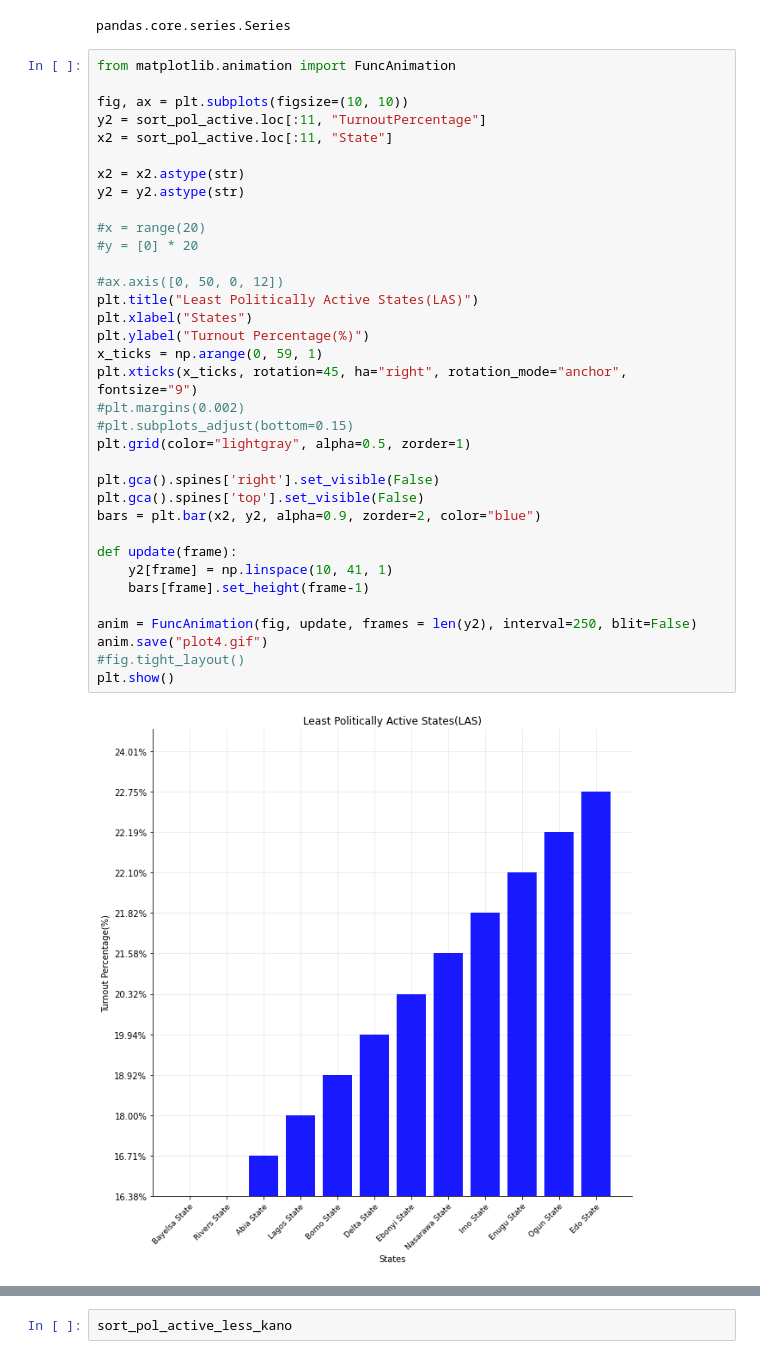
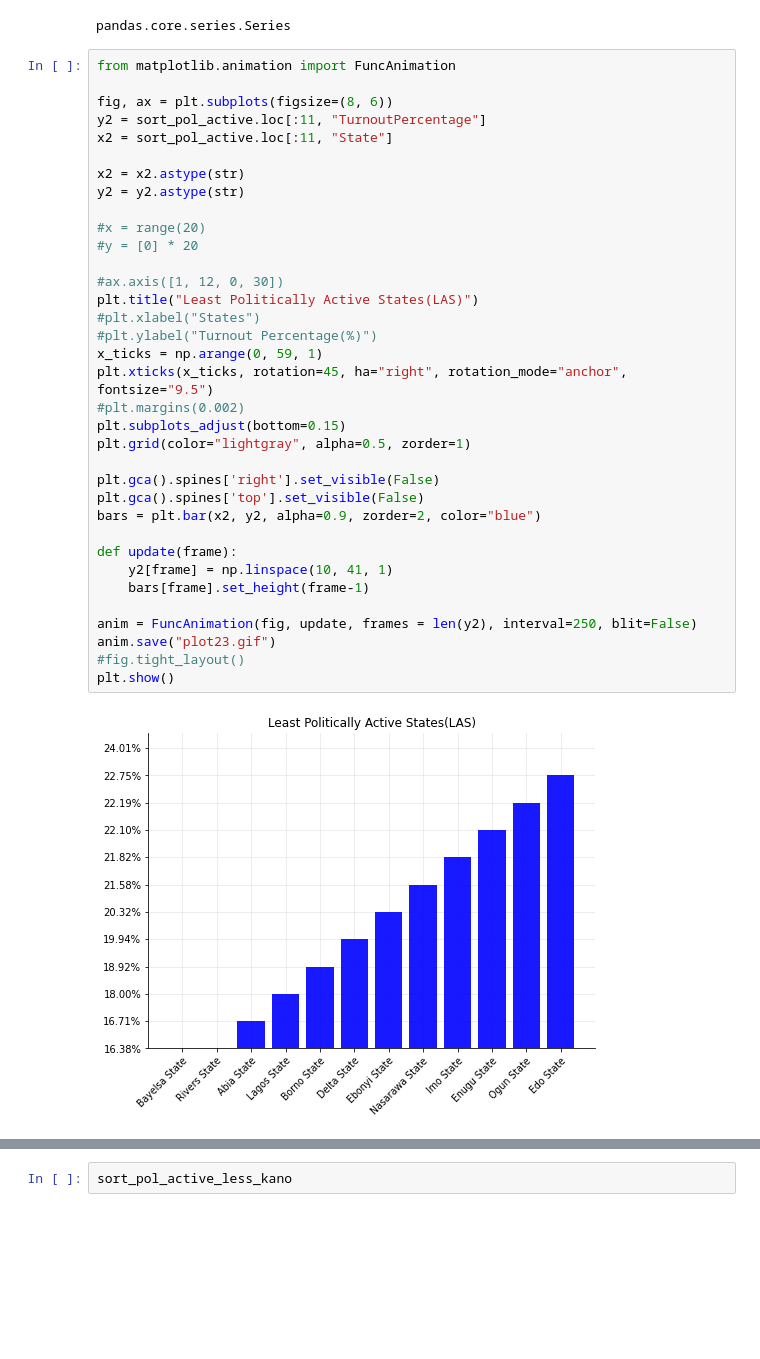
Before and after one commit to laresamdeola/Nigeria-2023-Presidential-Elections-Data-Analysis, a Jupyter notebook: Nigeria_2023_Presidential_Elections_Data_Analysis.ipynb, the cells around one changed output, grey strips where cells are left out. Cells and saved outputs as stored; diff of their text form; blank space fills up the shorter version.

```diff
--- a/Nigeria_2023_Presidential_Elections_Data_Analysis.ipynb
+++ b/Nigeria_2023_Presidential_Elections_Data_Analysis.ipynb
@@ -315,37 +315,37 @@ pandas.core.series.Series
 # %%
 from matplotlib.animation import FuncAnimation
 
-fig, ax = plt.subplots(figsize=(10, 10))
+fig, ax = plt.subplots(figsize=(8, 6))
 y2 = sort_pol_active.loc[:11, "TurnoutPercentage"]
 x2 = sort_pol_active.loc[:11, "State"]
 
 x2 = x2.astype(str)
 y2 = y2.astype(str)
 
 #x = range(20)
 #y = [0] * 20
 
-#ax.axis([0, 50, 0, 12])
+#ax.axis([1, 12, 0, 30])
 plt.title("Least Politically Active States(LAS)")
-plt.xlabel("States")
-plt.ylabel("Turnout Percentage(%)")
+#plt.xlabel("States")
+#plt.ylabel("Turnout Percentage(%)")
 x_ticks = np.arange(0, 59, 1)
-plt.xticks(x_ticks, rotation=45, ha="right", rotation_mode="anchor", fontsize="9")
+plt.xticks(x_ticks, rotation=45, ha="right", rotation_mode="anchor", fontsize="9.5")
 #plt.margins(0.002)
-#plt.subplots_adjust(bottom=0.15)
+plt.subplots_adjust(bottom=0.15)
 plt.grid(color="lightgray", alpha=0.5, zorder=1)
 
 plt.gca().spines['right'].set_visible(False)
 plt.gca().spines['top'].set_visible(False)
 bars = plt.bar(x2, y2, alpha=0.9, zorder=2, color="blue")
 
 def update(frame):
     y2[frame] = np.linspace(10, 41, 1)
     bars[frame].set_height(frame-1)
 
 anim = FuncAnimation(fig, update, frames = len(y2), interval=250, blit=False)
-anim.save("plot4.gif")
+anim.save("plot23.gif")
 #fig.tight_layout()
 plt.show()
 # %% [output]
-[figure, old version]
+[figure, new version]
```
Also changed, not shown: parts of 1 cell of this notebook.
